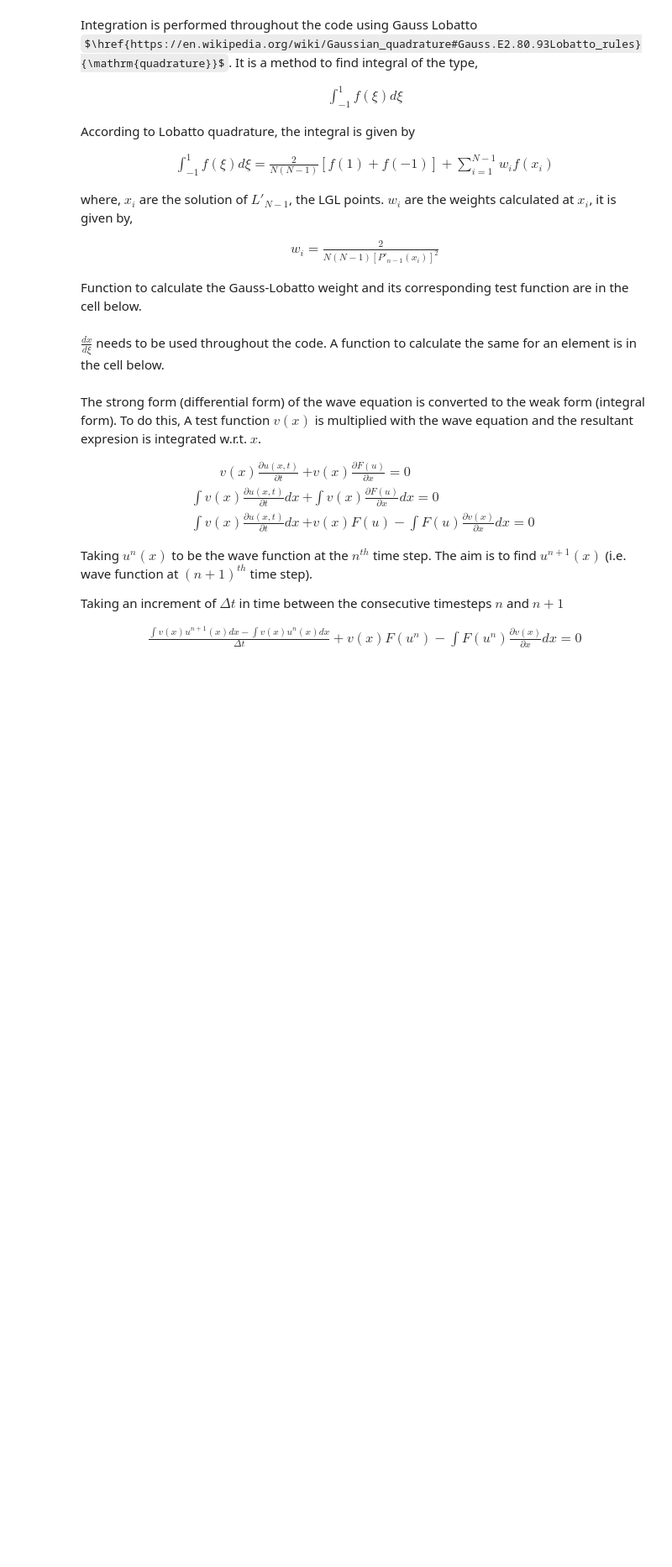
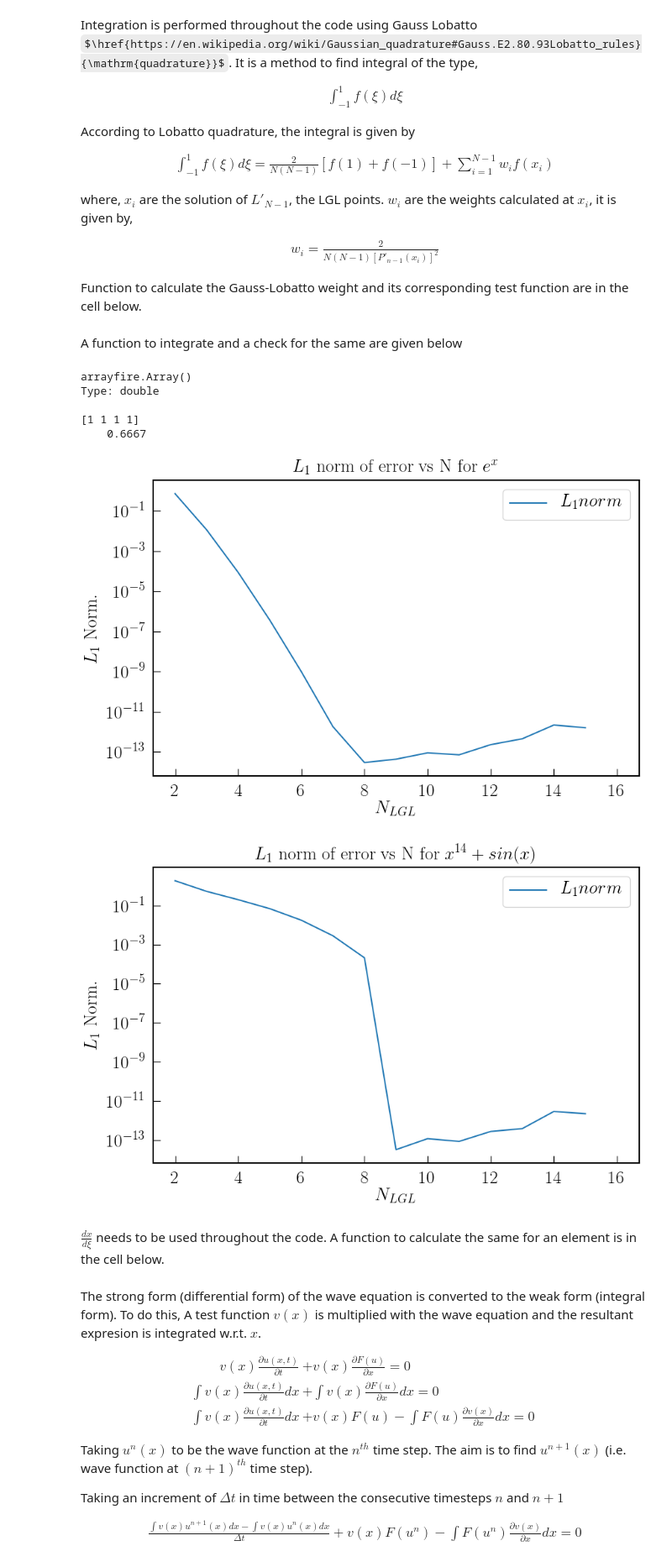
Before and after one commit to QuazarTech/DG_Maxwell, a Jupyter notebook: code/1D_wave_equation_bug.ipynb, the cells around one changed output. Shown at 84% size. Saved outputs shown, nothing was run; the diff lists cells and outputs as text; code cells hidden in the pictures; some formulas as TeX source; blank space fills up the shorter version.

```diff
--- a/code/1D_wave_equation_bug.ipynb
+++ b/code/1D_wave_equation_bug.ipynb
@@ -16,15 +17,17 @@ While evolving the wave equation using forward Euler method, The amplitude of th
 # %%
 #Required libraries are imported and plot parameters are set in this cell
 import subprocess
-
+import os
 from matplotlib import pyplot as plt
 import numpy as np
 from scipy import integrate
 from scipy import special as sp
 from tqdm import trange
 import arrayfire as af
+
+%matplotlib inline
+
 af.set_backend('opencl')
-af.set_device(1)
 plt.rcParams['figure.figsize'] = 9.6, 6.
 plt.rcParams['figure.dpi'] = 100
 plt.rcParams['image.cmap'] = 'jet'
@@ -108,19 +111,26 @@ def LGL_points(N):
     """
     Calculates and returns the LGL points for a given N, These are roots of
     the formula.
+
     (1 - xi ** 2) P_{n - 1}'(xi) = 0
     Legendre polynomials satisfy the recurrence relation
     (1 - x ** 2) P_n' (x) = -n x P_n(x) + n P_{n - 1} (x)
 
     Parameters
     ----------
-    N : Int
+    N : int
         Number of LGL nodes required
 
     Returns
     -------
     lgl : arrayfire.Array [N 1 1 1]
           An arrayfire array consisting of the Lagrange-Gauss-Lobatto Nodes.
+
+    Examples
+    --------
+    LGL_points(4)
+
+    Returns 4 LGL points in the space (-1, 1)
 
     Reference
     ---------
@@ -139,8 +149,13 @@ def test_LGL_points():
     Comparing the LGL nodes obtained by LGL_points with
     the reference nodes for N = 6
     '''
-    reference_nodes  = af.np_to_af_array(np.array([-1., -0.7650553239294647,\
-                                  -0.28523151648064504, 0.28523151648064504,\
-                                        0.7650553239294647, 1.]))
+    reference_nodes  = \
+        af.np_to_af_array(np.array([-1.,                 -0.7650553239294647,\
+                                    -0.28523151648064504, 0.28523151648064504,\
+                                     0.7650553239294647,  1. \
+                                   ] \
+                                  ) \
+                         )
+
     calculated_nodes = (LGL_points(6))
     assert(af.max(af.abs(reference_nodes - calculated_nodes)) <= 1e-14)
@@ -392,6 +538,12 @@ def lobatto_weight_function(n):
     https://en.wikipedia.org/wiki/
     Gaussian_quadrature#Gauss.E2.80.93Lobatto_rules
 
+
+    Examples
+    --------
+    lobatto_weight_function(4) returns the Gauss-Lobatto weights
+    which are to be used with the Lobatto nodes 'LGL_points(4)'
+    to integrate using Lobatto quadrature.
     '''
     xi_LGL = LGL_points(n)
 
@@ -404,15 +556,17 @@ def lobatto_weight_function(n):
 
 def test_lobatto_weight_function():
     '''
-    #Compares the Lobatto weights obtained by the function and reference values
+    Compares the Lobatto weights obtained by the function and reference values.
     '''
-    threshold = 1e-1
+    threshold = 1e-8
 
     N_LGL = 6
 
-    lobatto_weights    = lobatto_weight_function(N_LGL, LGL_points(N_LGL))
+    lobatto_weights    = lobatto_weight_function(N_LGL)
     analytical_weights = af.Array([0.06666666666666667, 0.378474956297847,\
                                   0.5548583770354863, 0.5548583770354863,\
                                    0.378474956297847, 0.06666666666666667])
 
-    assert af.max(af.abs(lobatto_weights - analytical_weights)) <= threshold
+    error = af.max(af.abs(lobatto_weights - analytical_weights))
+    print(error)
+    assert error <= threshold
@@ -418,0 +576,2 @@ def test_lobatto_weight_function():
+# %% [markdown]
+A function to integrate and a check for the same are given below
@@ -419,3 +687,13 @@ def test_lobatto_weight_function():
+# %%
+test_Integrate()
+# %% [output]
+arrayfire.Array()
+Type: double
+
+[1 1 1 1]
+    0.6667
+[figure, added]
+[figure, added]
 # %% [markdown]
 $\frac{dx}{d\xi}$ needs to be used throughout the code. A function to calculate the same for an element is in the cell below.
 # %%
```
Also changed, not shown: parts of 32 cells of this notebook.
